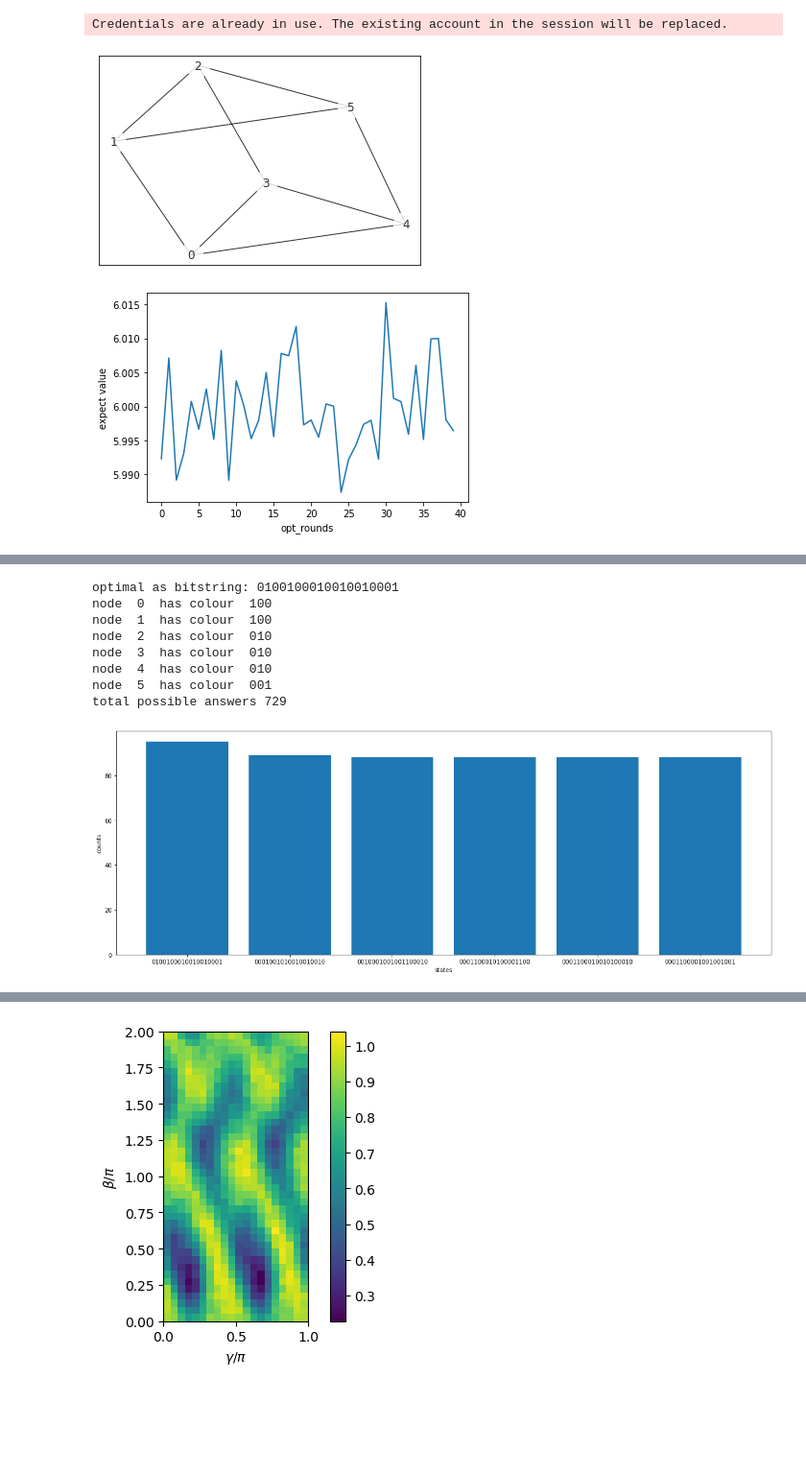
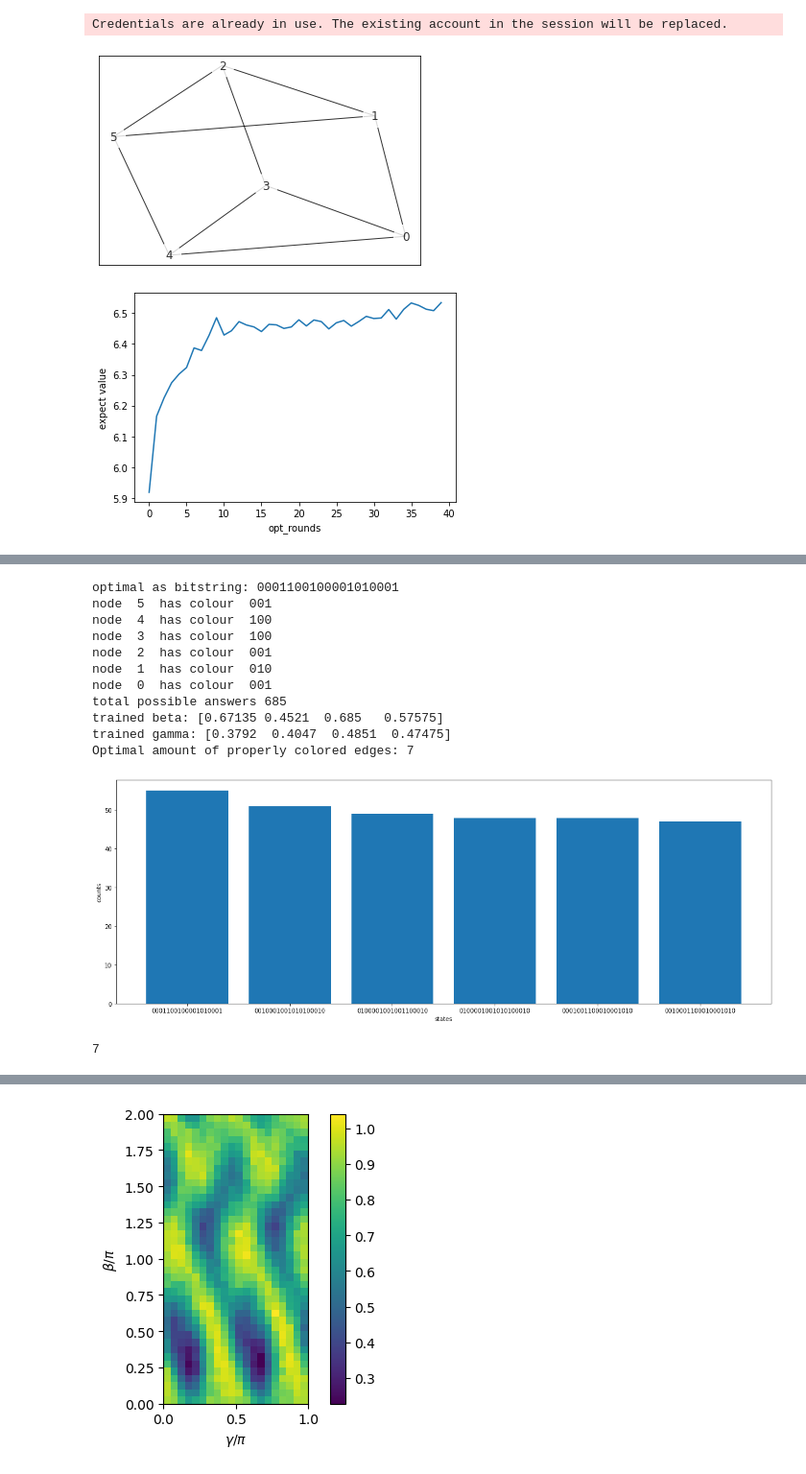
Before and after one commit to XunyiZhao/Quantum_Information_Project, a Jupyter notebook: k-colorable-subgraph.ipynb, the cells around one changed output, grey strips where cells are left out. Shown at 96% size. Saved outputs shown, nothing was run; the diff lists cells and outputs as text; code cells hidden in the pictures; blank space fills up the shorter version.

Commit message:
Add files via upload
Fixed XY mixer, shows optimal bitstring and value etc.

```diff
--- a/k-colorable-subgraph.ipynb
+++ b/k-colorable-subgraph.ipynb
@@ -51,11 +51,26 @@ class circuits:
         # X mixers
         for i in range(self.k-1):
             for j in range(i+1,self.k):
-            #XY COMPLETE GRAPH MIXER
+#             #XY COMPLETE GRAPH MIXER
+                #WUPS I THINK THIS WAS PHASE SEPARATOR
+#                 self.circ.cnot(i,j)
+#                 self.circ.cnot(j,i)
+#                 self.circ.u1(beta/2,j)
+#                 self.circ.cnot(i,j)
                 self.circ.cnot(i,j)
-                self.circ.cnot(j,i)
-                self.circ.u1(beta/2,j)
+                self.circ.h(i)
+                self.circ.u1(beta,i)
+                self.circ.u1(-beta,j)
+                self.circ.h(i)
+                self.circ.h(j)
                 self.circ.cnot(i,j)
+                self.circ.h(i)
+                self.circ.h(j)
+                self.circ.u1(-beta,i)
+                self.circ.h(i)
+                self.circ.cnot(i,j)
+                self.circ.u1(-2*beta,i)
+                self.circ.u1(2*beta,j)
 
     def gamma_gate(self, gamma, qbit0, qbit1):
         k = self.k
@@ -152,8 +167,8 @@ class k_color:
 
     def train(self, k, opt_rounds = 100, delta = 0.01, depth = 1, sims = 1024, learning_rate = 0.01, start_over = True):
         if start_over:
-            self.beta = np.full(depth,0.01)
-            self.gamma = np.full(depth,0.01)
+            self.beta = np.full(depth,0.5)
+            self.gamma = np.full(depth,0.5)
             self.training_value = []
         for i in range(opt_rounds):
             d_beta, d_gamma = self.grad(k, self.beta, self.gamma, delta = delta, sims = sims)
@@ -182,19 +197,22 @@ class k_color:
         plt.colorbar()
         plt.show()
 # %%
+#Hard to color: Prism
 G = nx.Graph([(0,1),(1,2),(2,3),(0,3),(0,4),(3,4),(2,5),(1,5),(4,5)])
+
+#G = nx.Graph([(0,1),(0,2),(1,2),(0,3),(1,3)])
 k_col = k_color(G)
 k_col.draw()
 # k_col.build_circuit(2,[0],[0])
 # k_col.circuit.circ.draw()
 # %% [output]
-[figure, old version]
+[figure, new version]
 # %%
 %%time
-curve = k_col.train(k = 3, opt_rounds=40, depth = 2, sims = 50000, learning_rate = 0.005)
+curve = k_col.train(k = 3, opt_rounds=40, depth = 4, sims = 10000, learning_rate = 0.01)
 plt.plot(curve)
 plt.ylabel('expect value')
 plt.xlabel('opt_rounds')
 plt.show()
 # %% [output]
-[figure, old version]
+[figure, new version]
@@ -213,13 +231,23 @@ print("optimal as bitstring:", optimum)
 # print(newcounts)
 # print(np.array(newcounts)[:,1].astype(int))
 for i in range(n):
-    print("node ", i, " has colour ", optimum[i*k+1:i*k+k+1])
-
+    print("node ", n-i-1, " has colour ", optimum[i*k+1:i*k+k+1])
 
 
 bars = 6
 
 print("total possible answers", len(counts))
+
+print('trained beta:', k_col.beta)
+print('trained gamma:', k_col.gamma)
+
+color = np.argmax(np.array(list(optimum)[1:], dtype= np.int).reshape(n, -1), axis = 1)
+value = 0
+for i,j in G.edges:
+    if color[i] != color [j]:
+        value += 1
+print("Optimal amount of properly colored edges:", value)
+
 
 plt.figure(figsize=(20,7))
 plt.bar(range(min(len(counts),bars)), list(np.array(newcounts)[0:bars,1].astype(int)), align='center')
@@ -228,15 +256,27 @@ plt.xlabel('states')
 plt.ylabel('counts')
 plt.show()
 # %% [output]
-optimal as bitstring: 0100100010010010001
-node  0  has colour  100
-node  1  has colour  100
-node  2  has colour  010
-node  3  has colour  010
-node  4  has colour  010
+optimal as bitstring: 0001100100001010001
 node  5  has colour  001
-total possible answers 729
+node  4  has colour  100
+node  3  has colour  100
+node  2  has colour  001
+node  1  has colour  010
+node  0  has colour  001
+total possible answers 685
+trained beta: [0.67135 0.4521  0.685   0.57575]
+trained gamma: [0.3792  0.4047  0.4851  0.47475]
+Optimal amount of properly colored edges: 7
-[figure, old version]
+[figure, new version]
+# %%
+color = np.argmax(np.array(list(optimum)[1:], dtype= np.int).reshape(n, -1), axis = 1)
+value = 0
+for i,j in G.edges:
+    if color[i] != color [j]:
+        value += 1
+print(value)
+# %% [output]
+7
 # %%
 %%time
 k_col.heatmap(k = 2, p = 1, n_gamma = 40, n_beta = 20)
```
Also changed, not shown: parts of 2 cells of this notebook.
